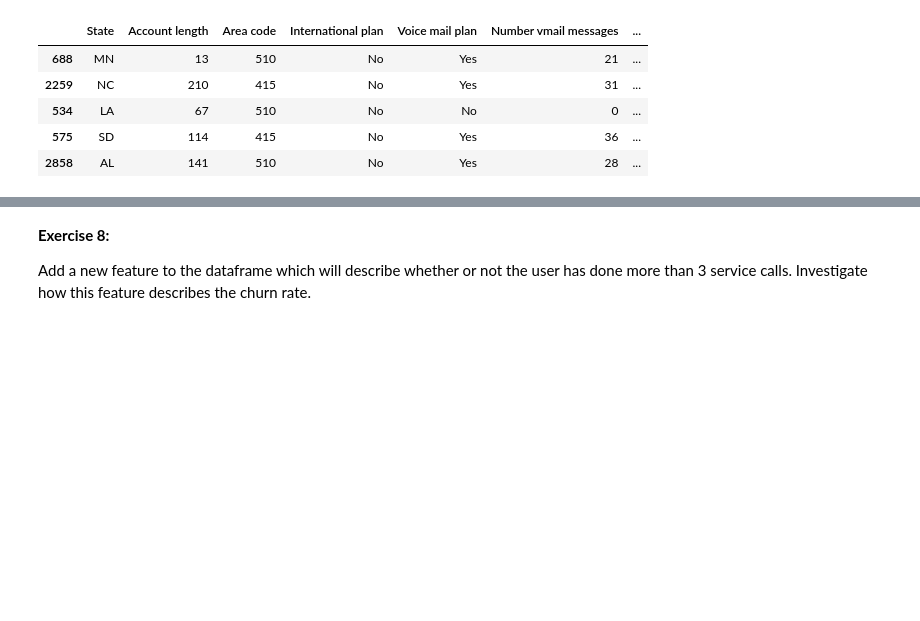
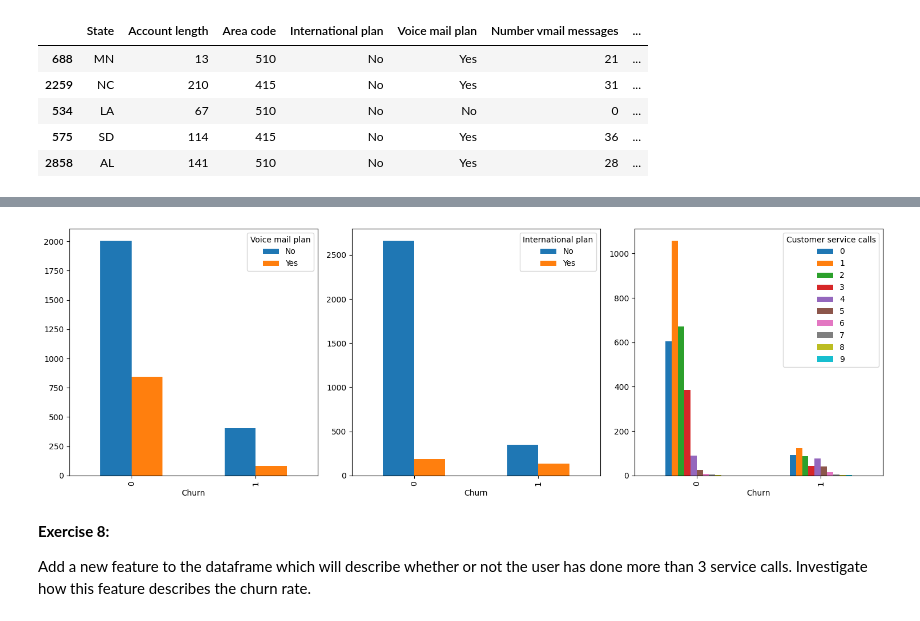
Before and after one commit to Jaesubsss/Machine-Learning, a Jupyter notebook: lab0/Lab01_pandas_and_matplotlib.ipynb, the cells around one changed output, grey strips where cells are left out. Cells and saved outputs as stored; diff of their text form; code cells hidden in the pictures; blank space fills up the shorter version.

```diff
--- a/lab0/Lab01_pandas_and_matplotlib.ipynb
+++ b/lab0/Lab01_pandas_and_matplotlib.ipynb
@@ -154,3 +178,22 @@ What do you see? What conclusions can be drawn? What feature (intuitively) can b
+# %%
+### Write Your code here ###
+
+vmp = pd.crosstab(data['Churn'],data['Voice mail plan'])
+intlp = pd.crosstab(data['Churn'],data['International plan'])
+csc = pd.crosstab(data['Churn'],data['Customer service calls'])
+
+# making plots
+fig, axes = plt.subplots(1, 3, figsize=(15, 5))
+
+vmp.plot(kind='bar',  ax=axes[0])
+intlp.plot(kind='bar', ax=axes[1])
+csc.plot(kind='bar', ax=axes[2])
+
+# output
+plt.tight_layout()
+plt.show()
+# %% [output]
+[figure, added]
 # %% [markdown]
 <b>Exercise 8:</b>
 
```
Also changed, not shown: parts of 11 cells of this notebook.
